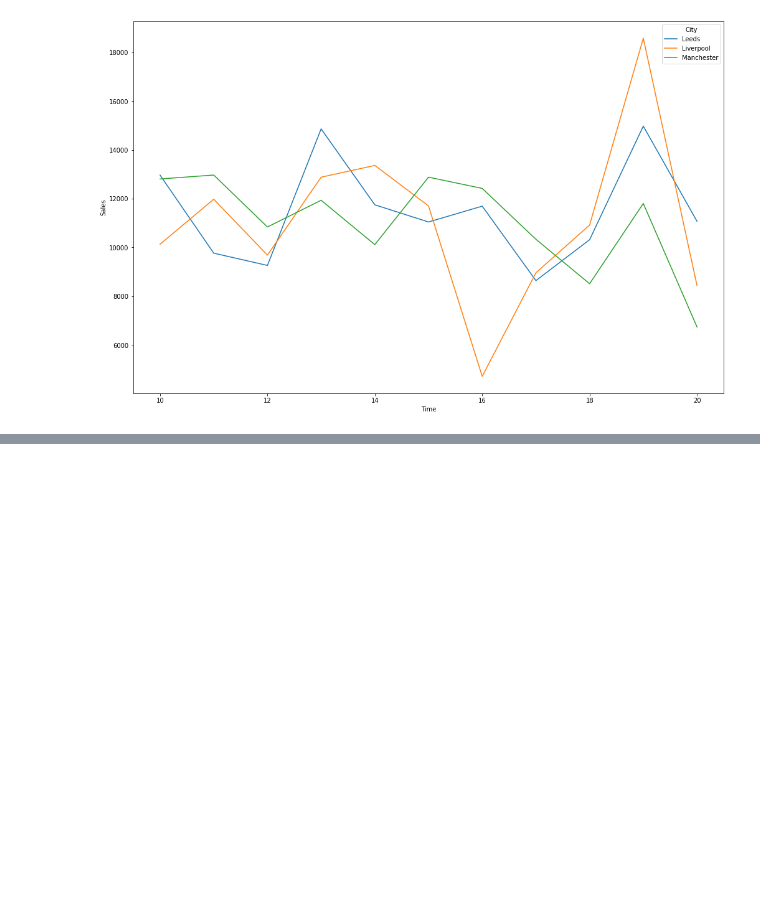
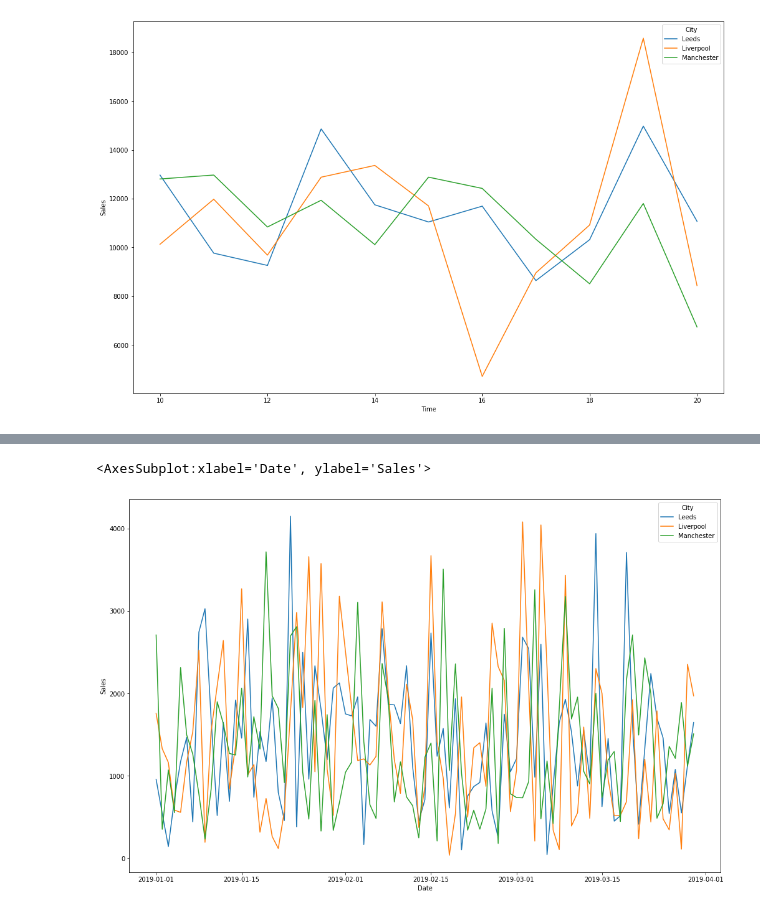
Before and after one commit to MSalman5230/Datern-Summer-Course-Dataset, a Jupyter notebook: Datern.ipynb, the cells around one changed output, grey strips where cells are left out. Saved outputs shown, nothing was run; the diff lists cells and outputs as text; code cells hidden in the pictures; blank space fills up the shorter version.

```diff
--- a/Datern.ipynb
+++ b/Datern.ipynb
@@ -181,0 +193,14 @@ sns.barplot(x="City",
+# %%
+City_All_Time_Sales =df.groupby(['City','Date']).agg(Sales =("Total",'sum'))
+City_All_Time_Sales = City_All_Time_Sales.reset_index()
+%matplotlib inline
+plt.figure(figsize=(17, 11))
+
+
+sns.lineplot(x="Date",
+           y="Sales",
+           hue='City',
+           data=City_All_Time_Sales)
+# %% [output]
+<AxesSubplot:xlabel='Date', ylabel='Sales'>
+[figure, added]
```
Also changed, not shown: parts of 10 cells of this notebook.
